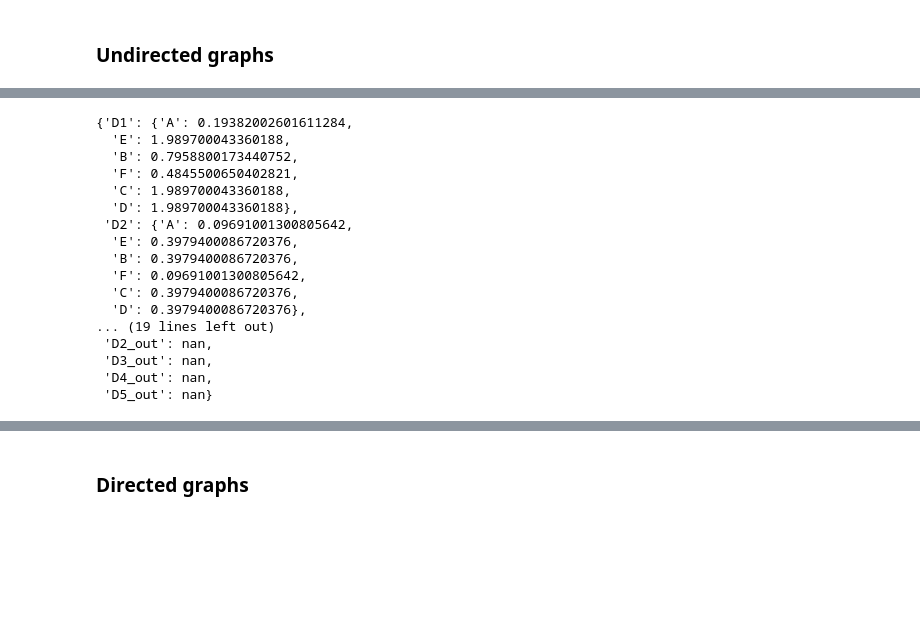
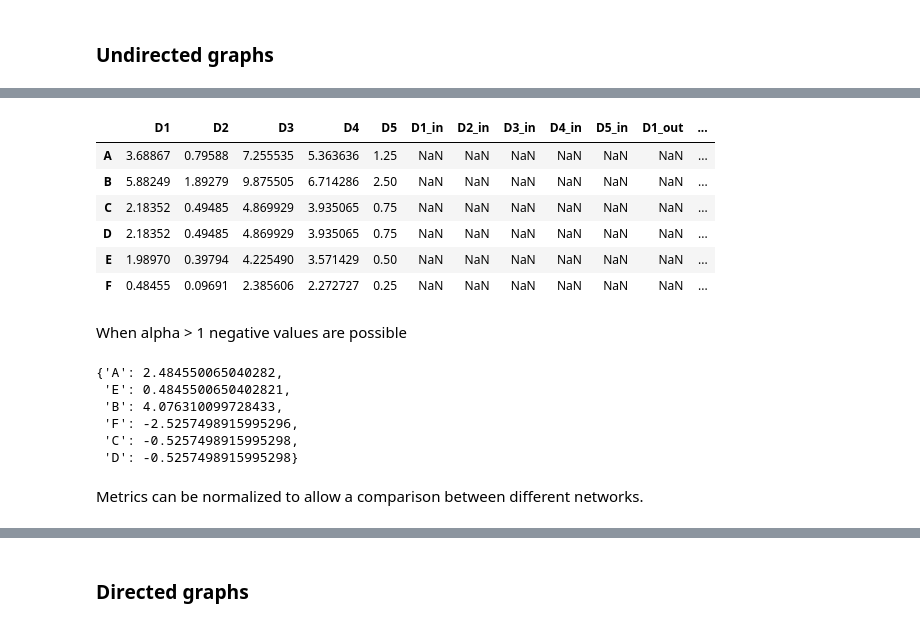
Before and after one commit to iandreafc/distinctiveness, a Jupyter notebook: DistinctivenessCentralityDemo.ipynb, the cells around one changed output, grey strips where cells are left out. Drawn from its saved outputs; the diff is of its cells as text; code cells hidden in the pictures; blank space fills up the shorter version.

```diff
--- a/DistinctivenessCentralityDemo.ipynb
+++ b/DistinctivenessCentralityDemo.ipynb
@@ -39,27 +39,36 @@ nx.draw_networkx_edge_labels(G,pos,edge_labels=labels)
 # %%
 #Calculate the 5 metrics of Distinctiveness Centrality
 #If normalized == True, values are divided by their upper bound, to allow a comparison with different networks
 #alpha is a coefficient that can be increased to penalize more connections with high-degree nodes, default is alpha = 1
 DC = dc_all(G, normalize = False, alpha = 1)
+DC = pd.DataFrame(DC).sort_index()
 DC
 # %% [output]
-{'D1': {'A': 0.19382002601611284,
-  'E': 1.989700043360188,
-  'B': 0.7958800173440752,
-  'F': 0.4845500650402821,
-  'C': 1.989700043360188,
-  'D': 1.989700043360188},
- 'D2': {'A': 0.09691001300805642,
-  'E': 0.3979400086720376,
-  'B': 0.3979400086720376,
-  'F': 0.09691001300805642,
-  'C': 0.3979400086720376,
-  'D': 0.3979400086720376},
-... (19 lines left out)
- 'D2_out': nan,
- 'D3_out': nan,
- 'D4_out': nan,
- 'D5_out': nan}
+|  | D1 | D2 | D3 | D4 | D5 | D1_in | D2_in | D3_in | D4_in | D5_in | D1_out | ... |
+| A | 3.68867 | 0.79588 | 7.255535 | 5.363636 | 1.25 | NaN | NaN | NaN | NaN | NaN | NaN | ... |
+| B | 5.88249 | 1.89279 | 9.875505 | 6.714286 | 2.50 | NaN | NaN | NaN | NaN | NaN | NaN | ... |
+| C | 2.18352 | 0.49485 | 4.869929 | 3.935065 | 0.75 | NaN | NaN | NaN | NaN | NaN | NaN | ... |
+| D | 2.18352 | 0.49485 | 4.869929 | 3.935065 | 0.75 | NaN | NaN | NaN | NaN | NaN | NaN | ... |
+| E | 1.98970 | 0.39794 | 4.225490 | 3.571429 | 0.50 | NaN | NaN | NaN | NaN | NaN | NaN | ... |
+| F | 0.48455 | 0.09691 | 2.385606 | 2.272727 | 0.25 | NaN | NaN | NaN | NaN | NaN | NaN | ... |
+# %% [markdown]
+When alpha > 1 negative values are possible
+# %%
+#Compute distinctiveness with alpha > 1
+DC = dc_all(G, normalize = False, alpha = 2)
+
+#Select one metric
+D1 = DC["D1"]
+D1
+# %% [output]
+{'A': 2.484550065040282,
+ 'E': 0.4845500650402821,
+ 'B': 4.076310099728433,
+ 'F': -2.5257498915995296,
+ 'C': -0.5257498915995298,
+ 'D': -0.5257498915995298}
+# %% [markdown]
+Metrics can be normalized to allow a comparison between different networks.
 # %%
 #When alpha > 1 negative values are possible
 DC = dc_all(G, normalize = True, alpha = 2)
```
Also changed, not shown: parts of 3 cells of this notebook.
